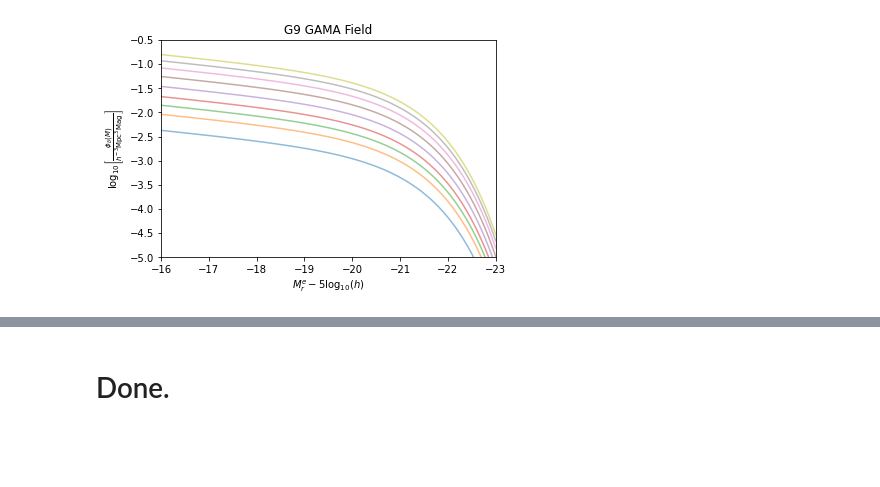
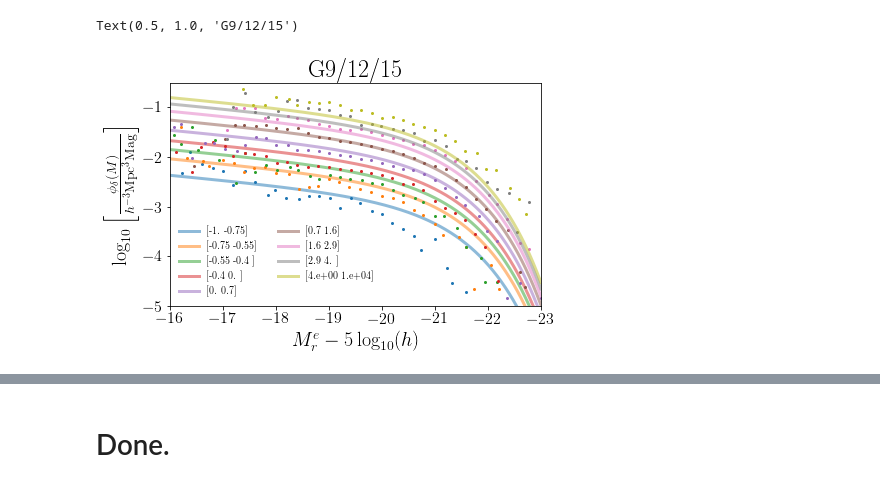
Before and after one commit to SgmAstro/DESI, a Jupyter notebook: docs/nb/d8LF_qa.ipynb, the cells around one changed output, grey strips where cells are left out. Drawn from its saved outputs; the diff is of its cells as text; code cells hidden in the pictures; blank space fills up the shorter version.

```diff
--- a/docs/nb/d8LF_qa.ipynb
+++ b/docs/nb/d8LF_qa.ipynb
@@ -66,39 +60,26 @@ for idx in np.arange(1, 4, 1):
 # %%
-def lumfn_d8(field, survey, version='GAMA4', multifield=False):
+colors    = plt.rcParams['axes.prop_cycle'].by_key()['color']
 
-    colors   = plt.rcParams['axes.prop_cycle'].by_key()['color']
+for i in np.arange(0, 9, 1):
+    lfs   = [findfile(ftype='ddp_n8_d0_lumfn', survey=survey, field=field, version=version, utier=i)]
+    lf    = multifield_lumfn(lfs, ext='LUMFN')
 
-    if multifield == True:
-        fields = fetch_fields(survey)
-    else:
-        fields = [field]
+    ddp   = Table.read(findfile(ftype='ddp_n8_d0', survey=survey, field=field, version=version, utier=i))
+    ref   = Table.read(findfile(ftype='ddp_n8_d0_lumfn', survey=survey, field=field, version=version, utier=i), 'REFERENCE')
 
-    for field in fields:
-        for i in np.arange(0, 9, 1):
-            lf = Table.read(findfile(ftype='ddp_n8_d0_lumfn', survey=survey, field=field, version=version, utier=i), 'LUMFN')
-            ref = Table.read(findfile(ftype='ddp_n8_d0_lumfn', survey=survey, field=field, version=version, utier=i), 'REFERENCE')
+    label = ddp.meta['D8{}LIMS'.format(i)]
 
-            lf   = lf[lf['N'] > 0]
+    pl.plot(ref['MS'], np.log10(ref['d{}_REFSCHECHTER'.format(i)]), label=label, alpha=0.5, c=colors[i])
+    pl.plot(lf['MEDIAN_M'], np.log10(lf['PHI_IVMAX']), label='', marker='.', lw=0.0, c=colors[i], markersize=4)
 
-            #lims = np.array(list(ddp.meta['D8{}LIMS'.format(i)][1:-1].split(','))).astype(np.float32)
-            #label = r'${:+.2f} \leq \delta_8 < {:+.2f}$'.format(lims[0], lims[1])
+plt.xlabel(r'$M_r^e - 5 \log_{10}(h)$')
+plt.ylabel(r'$\log_{10} \left[ \frac{\phi_\delta(M)}{h^{-3} {\rm Mpc}^{3} {\rm Mag}^{}} \right] $')
 
-            pl.plot(ref['MS'], np.log10(ref['d{}_REFSCHECHTER'.format(i)]), label=label, alpha=0.5, c=colors[i])
-            pl.plot(lf['MEDIAN_M'], np.log10(lf['PHI_IVMAX']), label='', marker='.', lw=0.0, c=colors[i], markersize=4)
+pl.xlim(-16., -23.0)
+pl.ylim(-5, -0.5)
 
-        plt.xlabel(r'$M_r^e - 5 \log_{10}(h)$')
-        plt.ylabel(r'$\log_{10} \left[ \frac{\phi_\delta(M)}{h^{-3} {\rm Mpc}^{3} {\rm Mag}^{}} \right] $')
-
-        pl.xlim(-16., -23.0)
-        pl.ylim(-5, -0.5)
-
-        #pl.legend(frameon=False, loc=3, ncol=2, fontsize=10)
-        if multifield == True:
-            pl.title('All {} Fields'.format(survey.upper()))
-
-        else:
-            pl.title('{} {} Field'.format(field, survey.upper()))
+pl.legend(frameon=False, loc=3, ncol=2, fontsize=10)
+pl.title('G9/12/15')
+# %% [output]
+Text(0.5, 1.0, 'G9/12/15')
+[figure, added]
-# %%
-lumfn_d8(field='G9', survey='gama', version='GAMA4', multifield=False)
-# %% [output]
-[figure, removed]
```
Also changed, not shown: parts of 13 cells of this notebook, 1 other file.
